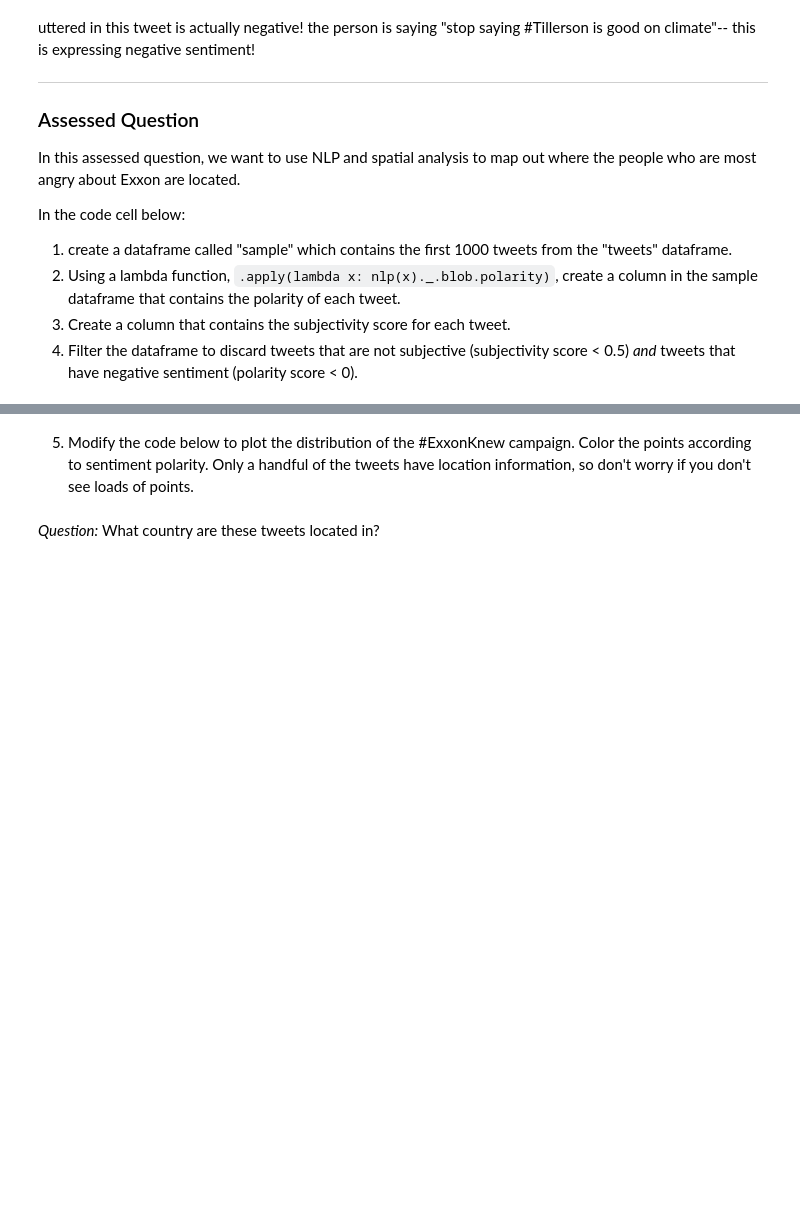
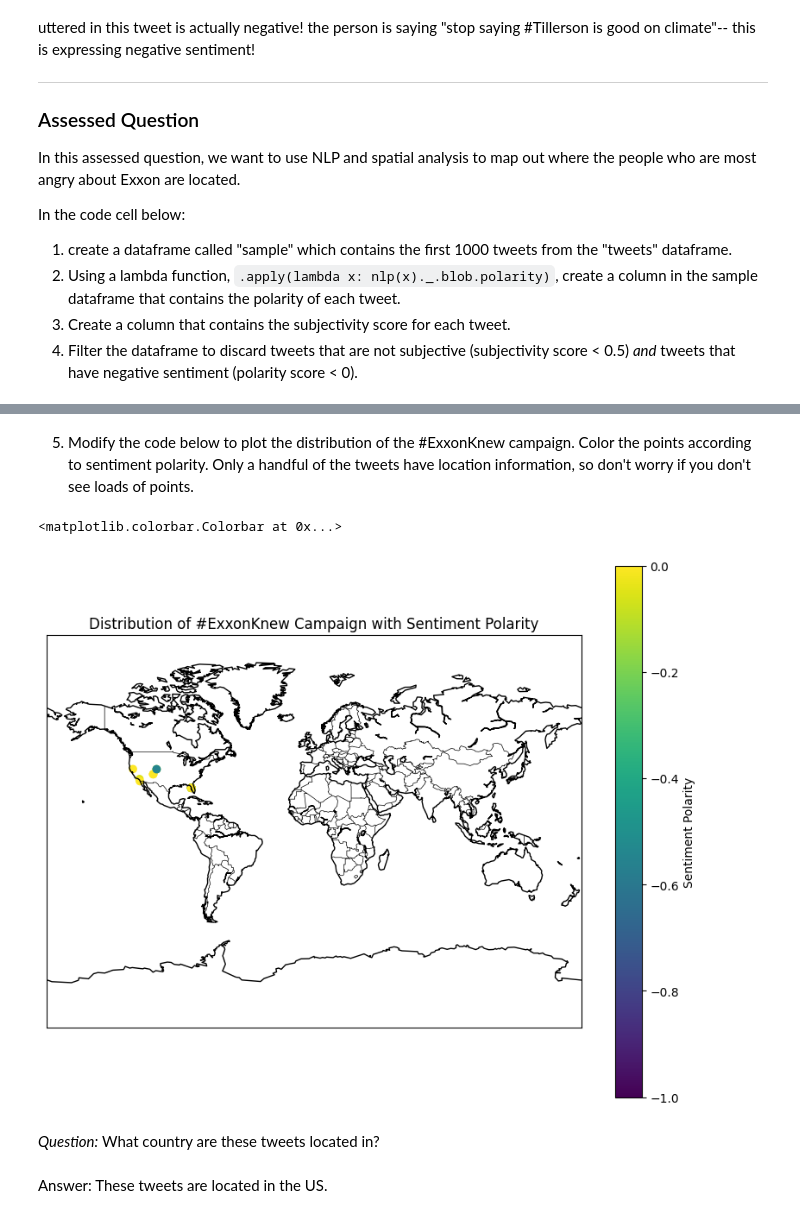
Before and after one commit to pppppenny/QM2, a Jupyter notebook: notebooks/W04. Natural Language Processing.ipynb, the cells around one changed output, grey strips where cells are left out. Drawn from its saved outputs; the diff is of its cells as text; code cells hidden in the pictures; blank space fills up the shorter version.

```diff
--- a/notebooks/W04. Natural Language Processing.ipynb
+++ b/notebooks/W04. Natural Language Processing.ipynb
@@ -580,3 +631,9 @@ In the code cell below:
 2. Using a lambda function, `.apply(lambda x: nlp(x)._.blob.polarity)`, create a column in the sample dataframe that contains the polarity of each tweet.
 3. Create a column that contains the subjectivity score for each tweet.
 4. Filter the dataframe to discard tweets that are not subjective (subjectivity score < 0.5) *and* tweets that have negative sentiment (polarity score < 0).
+# %%
+sample = pd.DataFrame(tweets[0:1000])
+sample['polarity'] = sample['text'].apply(lambda x: nlp(x)._.blob.polarity)
+sample['subjectivity score'] = sample['text'].apply(lambda x: nlp(x)._.blob.subjectivity)
+filtered_sample = sample[(sample['subjectivity score']<0.5) & (sample['polarity']<0)]
+filtered_sample
@@ -583,20 +658,29 @@ In the code cell below:
 # %% [markdown]
-5. Modify the code below to plot the distribution of the #ExxonKnew campaign. Color the points according to sentiment polarity. Only a handful of the tweets have location information, so don't worry if you don't see loads of points.
+5. Modify the code below to plot the
+distribution of the #ExxonKnew campaign. Color the points according to sentiment polarity. Only a handful of the tweets have location information, so don't worry if you don't see loads of points.
 # %%
 import matplotlib.pyplot as plt
 from mpl_toolkits.basemap import Basemap
 
 map = Basemap(projection='mill')
 
 map.drawcountries()
 map.drawcoastlines()
 
+
 map.scatter(
-      x=,
-      y=,
-      color=,
+      sample['latitude'],
+      sample['longitude'],
       latlon=True,
+      c=sample['polarity'],
       vmin=-1,
       vmax=0)
+plt.title('Distribution of #ExxonKnew Campaign with Sentiment Polarity')
+plt.colorbar(label='Sentiment Polarity')
+# %% [output]
+<matplotlib.colorbar.Colorbar at 0x...>
+[figure, added]
 # %% [markdown]
 *Question:* What country are these tweets located in?
+# %% [markdown]
+Answer: These tweets are located in the US.
```
Also changed, not shown: parts of 18 cells of this notebook.
